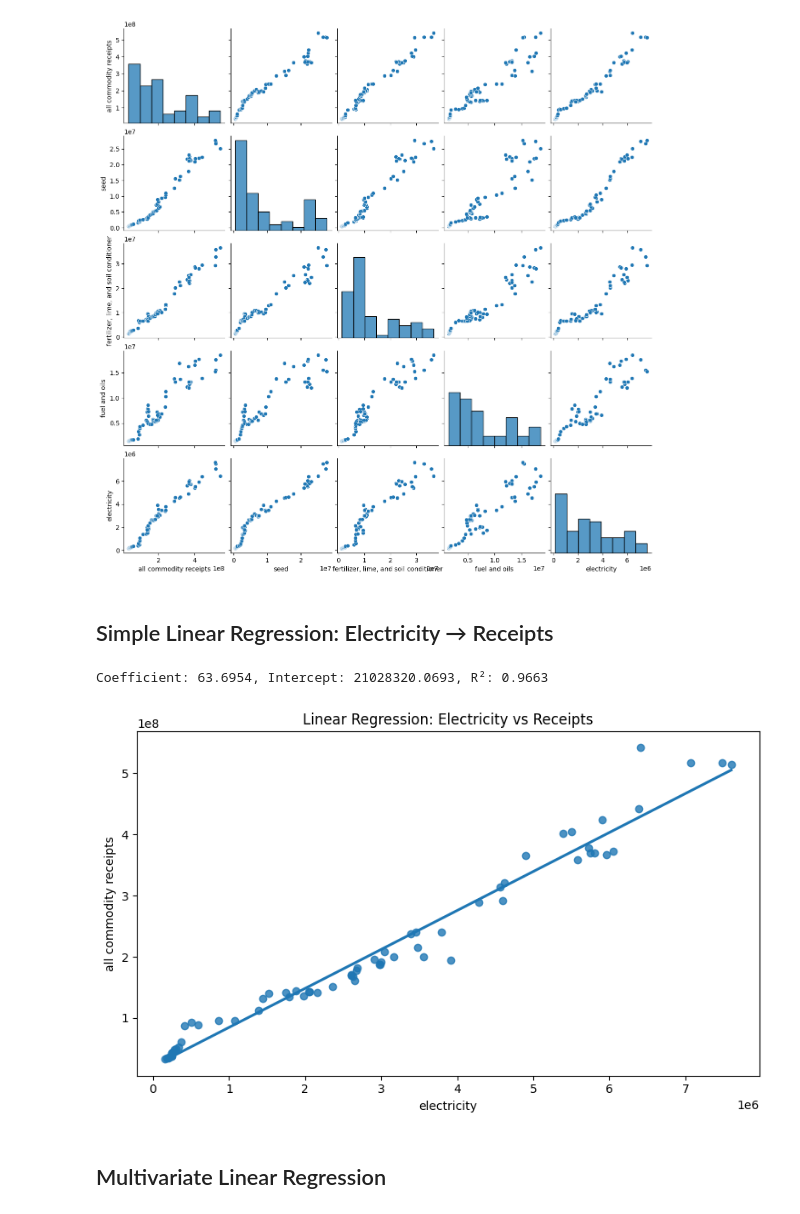
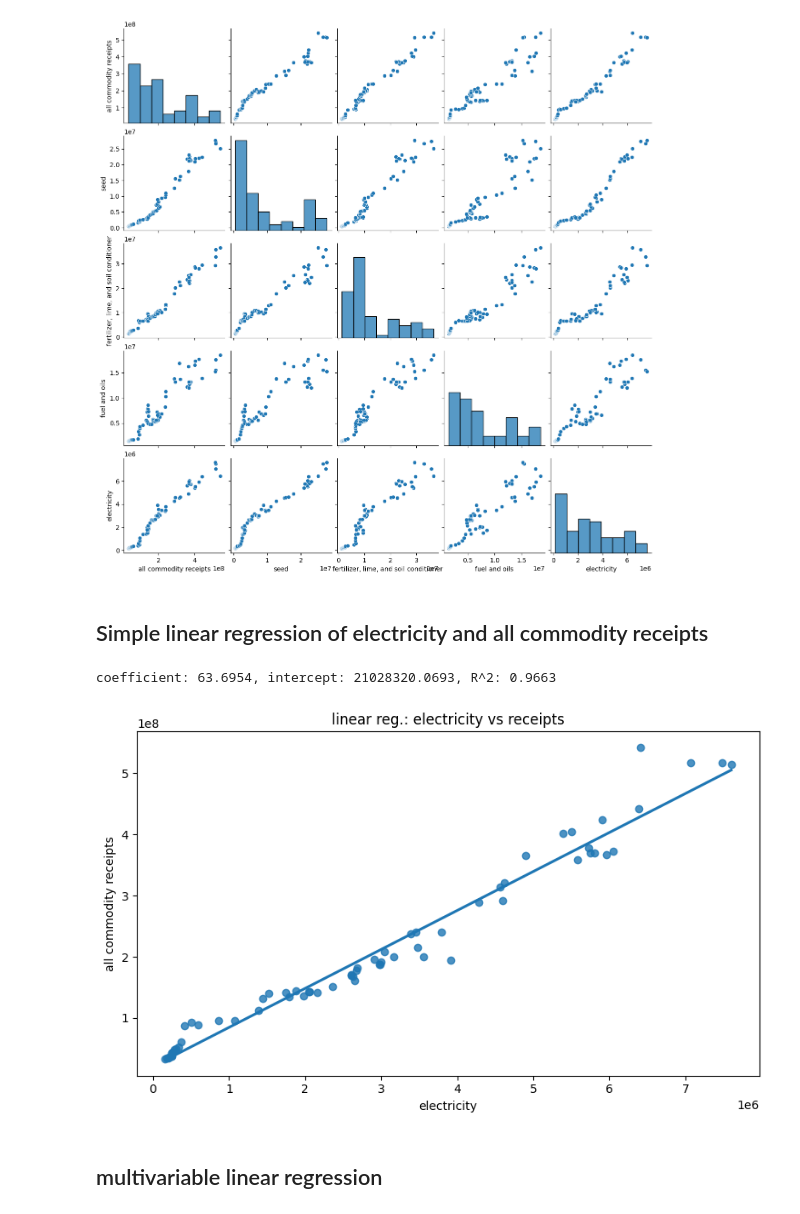
Before and after one commit to sbat11/Farm-Profitability-Model, a Jupyter notebook: eda_farm_receipts.ipynb, the cells around one changed output. Drawn from its saved outputs; the diff is of its cells as text; code cells hidden in the pictures.

```diff
--- a/eda_farm_receipts.ipynb
+++ b/eda_farm_receipts.ipynb
@@ -14,7 +14,7 @@ from pathlib import Path
 from sklearn.linear_model import LinearRegression
 from sklearn.metrics import r2_score
 
-# Helper functions to parse BEA sheets
+# helper functions to parse data sheets (specifically the united states sheet)
 def _is_year(v):
     if isinstance(v, (int, float)) and not pd.isna(v):
         return 1900 <= int(v) <= 2100
@@ -50,7 +50,7 @@ def parse_bea_sheet(df):
                 if isinstance(v, (int, float)):
                     vals.append(float(v))
                 elif isinstance(v, str):
-                    s = v.replace(',', '').replace('$','').replace(' ','').strip()
+                    s = v.replace(',', '').replace('$','').replace(' ','').strip()
                     try:
                         vals.append(float(s))
                     except:
@@ -61,10 +61,10 @@ def parse_bea_sheet(df):
                 data[cat.strip().lower()] = vals
     return pd.DataFrame(data, index=years)
 
-# Load data
-inc_path = 'IncomeDataLarge_raw.xlsx'
+# load data
+income_statementPath = 'IncomeDataLarge_raw.xlsx'
 exp_path = 'PE_State_US_raw.xlsx'
-inc_df = parse_bea_sheet(pd.read_excel(inc_path, sheet_name='United States', header=None)).sort_index()
+inc_df = parse_bea_sheet(pd.read_excel(income_statementPath, sheet_name='United States', header=None)).sort_index()
 exp_df = parse_bea_sheet(pd.read_excel(exp_path, sheet_name='United States', header=None)).sort_index()
 
 # Combine dataset
@@ -134,27 +134,27 @@ plt.show()
 # %% [output]
 [figure]
 # %% [markdown]
-## Simple Linear Regression: Electricity → Receipts
+## Simple linear regression of electricity and all commodity receipts
 # %%
-# Prepare variables
-X = data[['electricity']].values
-y = data['all commodity receipts'].values
+# prepare variables
+X_electricity = data[['electricity']].values
+y_all_commodity_reciepts = data['all commodity receipts'].values
 
-# Fit model
-lr = LinearRegression()
-lr.fit(X, y)
-y_pred = lr.predict(X)
-print(f'Coefficient: {lr.coef_[0]:.4f}, Intercept: {lr.intercept_:.4f}, R²: {r2_score(y, y_pred):.4f}')
+# fit the simple linear regression model
+simple_linear_reg = LinearRegression()
+simple_linear_reg.fit(X_electricity, y_all_commodity_reciepts)
+y_pred = simple_linear_reg.predict(X_electricity)
+print(f'coefficient: {simple_linear_reg.coef_[0]:.4f}, intercept: {simple_linear_reg.intercept_:.4f}, R^2: {r2_score(y_all_commodity_reciepts, y_pred):.4f}')
 
-# Plot regression
+# plot the regression of electricity vs reciepts
 plt.figure(figsize=(8,5))
 sns.regplot(x='electricity', y='all commodity receipts', data=data, ci=None)
-plt.title('Linear Regression: Electricity vs Receipts')
+plt.title('linear reg.: electricity vs receipts')
 plt.tight_layout()
 plt.show()
 # %% [output]
-Coefficient: 63.6954, Intercept: 21028320.0693, R²: 0.9663
+coefficient: 63.6954, intercept: 21028320.0693, R^2: 0.9663
-[figure, old version]
+[figure, new version]
 # %% [markdown]
-## Multivariate Linear Regression
+## multivariable linear regression
 # %%
```
Also changed, not shown: parts of 7 cells of this notebook.
